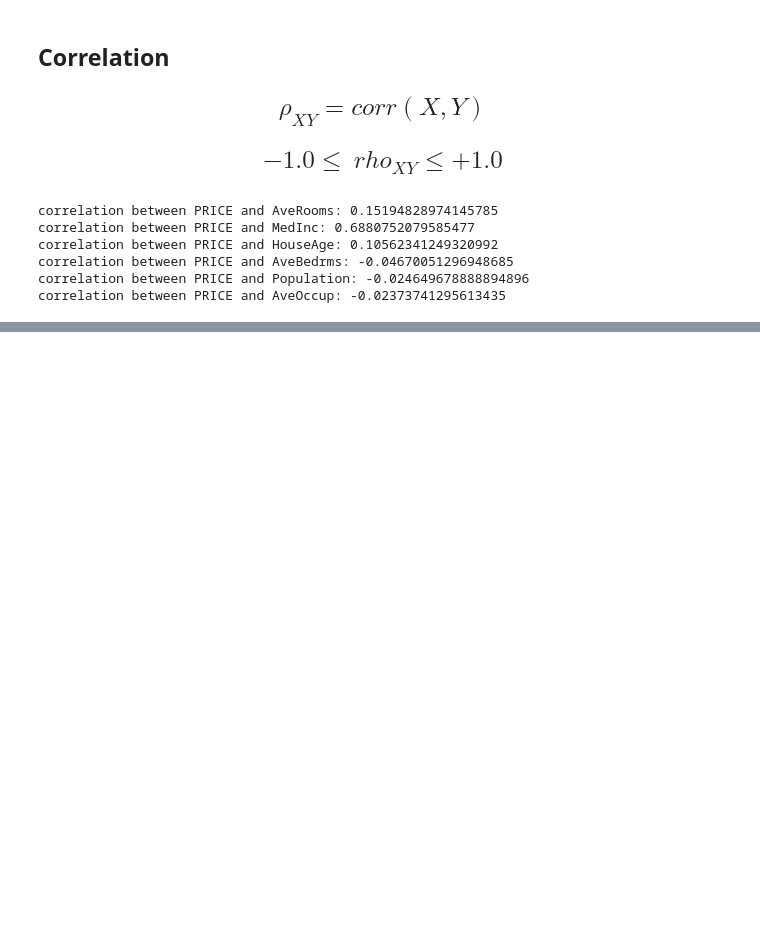
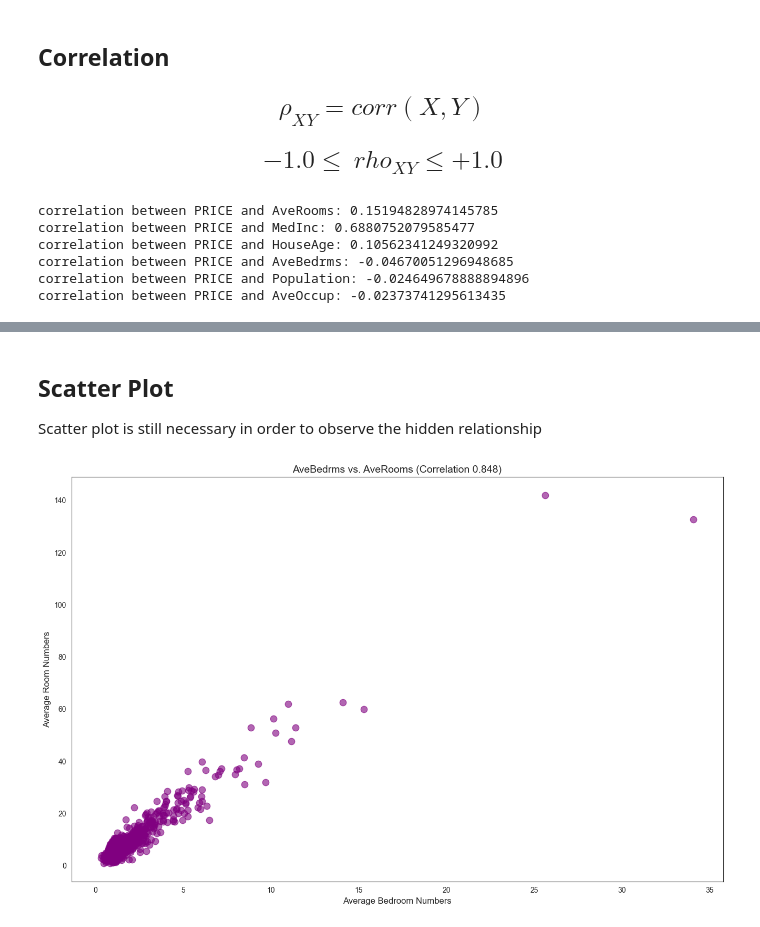
Before and after one commit to alextianyf/MachineLearning_ProblemSets, a Jupyter notebook: 3. Predict House Prices with Multivariable Linear Regression/3.2 Mutilvariate Regression.ipynb, the cells around one changed output, grey strips where cells are left out. Saved outputs shown, nothing was run; the diff lists cells and outputs as text; code cells hidden in the pictures; blank space fills up the shorter version.

```diff
--- a/3. Predict House Prices with Multivariable Linear Regression/3.2 Mutilvariate Regression.ipynb
+++ b/3. Predict House Prices with Multivariable Linear Regression/3.2 Mutilvariate Regression.ipynb
@@ -411,0 +453,14 @@ data.corr()
+# %% [markdown]
+## Scatter Plot
+Scatter plot is still necessary in order to observe the hidden relationship
+# %%
+AveBedrms_AveRooms_corr = round(data['AveBedrms'].corr(data['AveRooms']),3)
+
+plt.figure(figsize=(16,10))
+plt.xlabel('Average Bedroom Numbers',fontsize = 12)
+plt.ylabel('Average Room Numbers',fontsize = 12)
+plt.title(f'AveBedrms vs. AveRooms (Correlation {AveBedrms_AveRooms_corr})', fontsize = 14)
+plt.scatter(x=data['AveBedrms'], y = data['AveRooms'],alpha=0.6, s = 80, color='purple')
+plt.show()
+# %% [output]
+[figure, added]
```
Also changed, not shown: parts of 7 cells of this notebook.
